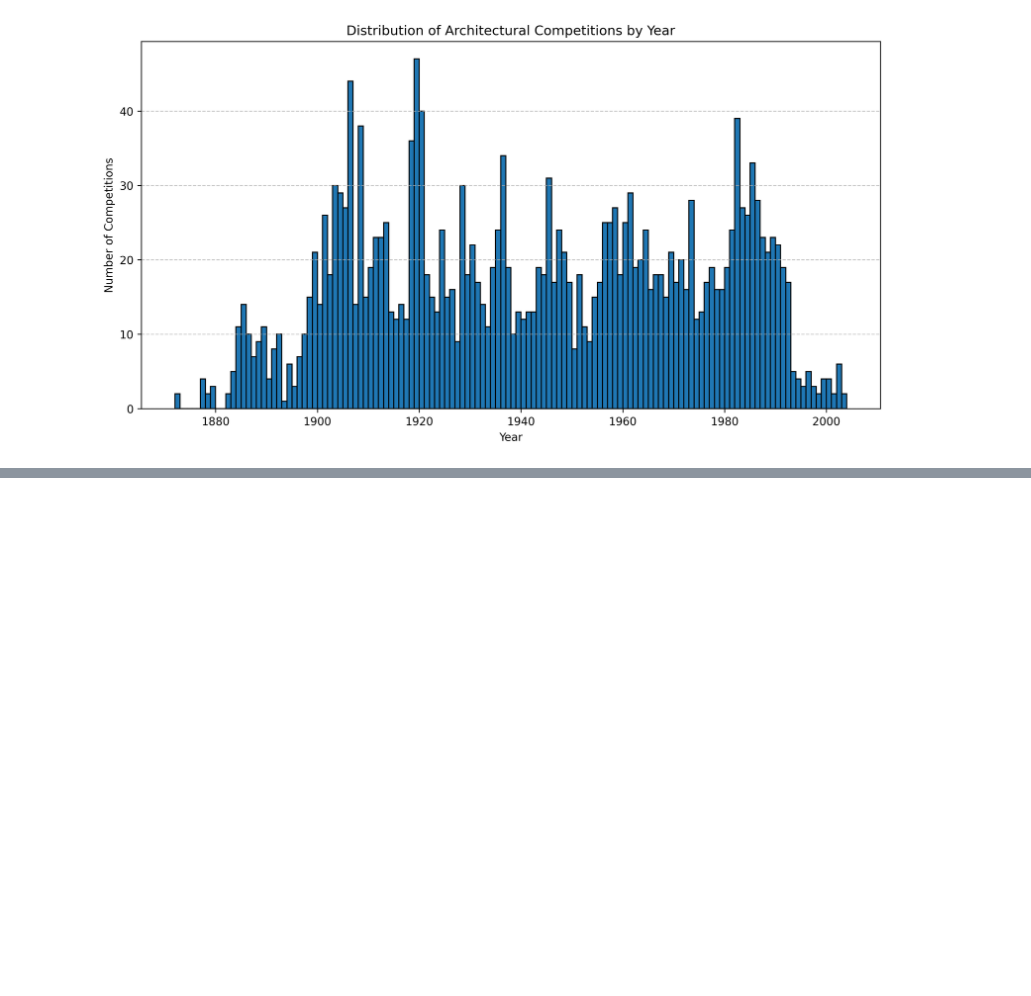
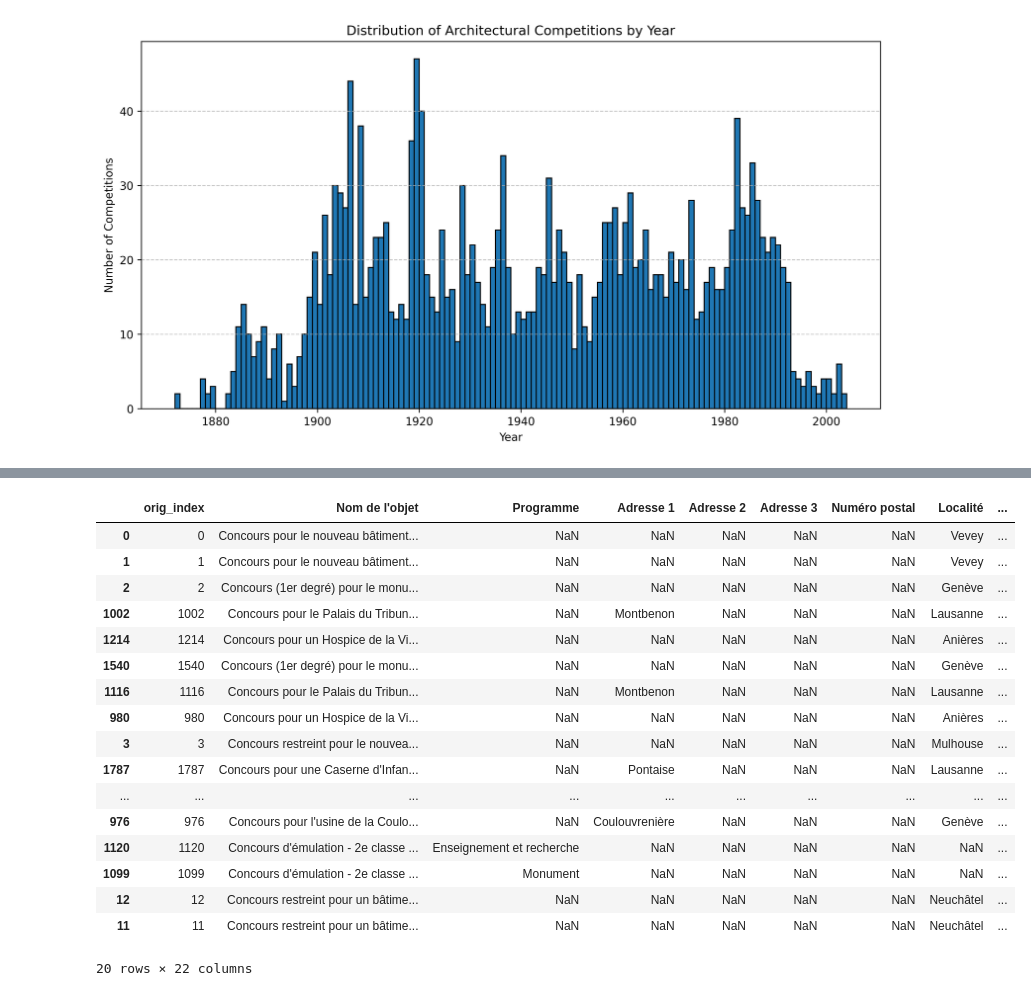
Before and after one commit to ccpfoye/SwissArchitectureCompetitions, a Jupyter notebook: clean_ACM.ipynb, the cells around one changed output, grey strips where cells are left out. Cells and saved outputs as stored; diff of their text form; code cells hidden in the pictures; blank space fills up the shorter version.

```diff
--- a/clean_ACM.ipynb
+++ b/clean_ACM.ipynb
@@ -204,0 +209,6 @@ KeyboardInterrupt:
+# %%
+for index, row in acm_competitions.iterrows():
+    if row['is_jury']:
+        row['paired_competitons'] = acm_competitions.index[acm_competitions['Nom de l\'objet'] == row['Nom de l\'objet'][:-10]]
+    else:
+        row['paired_competitons'] = acm_competitions.index[acm_competitions['Nom de l\'objet'] == row['Nom de l\'objet']+", jugement"]
@@ -204,0 +260,21 @@ KeyboardInterrupt:
+# %%
+acm_competitions.sort_values(by="Date de début de l\'objet", ascending=True).head(20)
+# %% [output]
+|  | orig_index | Nom de l'objet | Programme | Adresse 1 | Adresse 2 | Adresse 3 | Numéro postal | Localité | ... |
+| 0 | 0 | Concours pour le nouveau bâtiment... | NaN | NaN | NaN | NaN | NaN | Vevey | ... |
+| 1 | 1 | Concours pour le nouveau bâtiment... | NaN | NaN | NaN | NaN | NaN | Vevey | ... |
+| 2 | 2 | Concours (1er degré) pour le monu... | NaN | NaN | NaN | NaN | NaN | Genève | ... |
+| 1002 | 1002 | Concours pour le Palais du Tribun... | NaN | Montbenon | NaN | NaN | NaN | Lausanne | ... |
+| 1214 | 1214 | Concours pour un Hospice de la Vi... | NaN | NaN | NaN | NaN | NaN | Anières | ... |
+| 1540 | 1540 | Concours (1er degré) pour le monu... | NaN | NaN | NaN | NaN | NaN | Genève | ... |
+| 1116 | 1116 | Concours pour le Palais du Tribun... | NaN | Montbenon | NaN | NaN | NaN | Lausanne | ... |
+| 980 | 980 | Concours pour un Hospice de la Vi... | NaN | NaN | NaN | NaN | NaN | Anières | ... |
+| 3 | 3 | Concours restreint pour le nouvea... | NaN | NaN | NaN | NaN | NaN | Mulhouse | ... |
+| 1787 | 1787 | Concours pour une Caserne d'Infan... | NaN | Pontaise | NaN | NaN | NaN | Lausanne | ... |
+| ... | ... | ... | ... | ... | ... | ... | ... | ... | ... |
+| 976 | 976 | Concours pour l'usine de la Coulo... | NaN | Coulouvrenière | NaN | NaN | NaN | Genève | ... |
+| 1120 | 1120 | Concours d'émulation - 2e classe ... | Enseignement et recherche | NaN | NaN | NaN | NaN | NaN | ... |
+| 1099 | 1099 | Concours d'émulation - 2e classe ... | Monument | NaN | NaN | NaN | NaN | NaN | ... |
+| 12 | 12 | Concours restreint pour un bâtime... | NaN | NaN | NaN | NaN | NaN | Neuchâtel | ... |
+| 11 | 11 | Concours restreint pour un bâtime... | NaN | NaN | NaN | NaN | NaN | Neuchâtel | ... |
+20 rows × 22 columns
```
Also changed, not shown: parts of 14 cells of this notebook, 2 other files.
